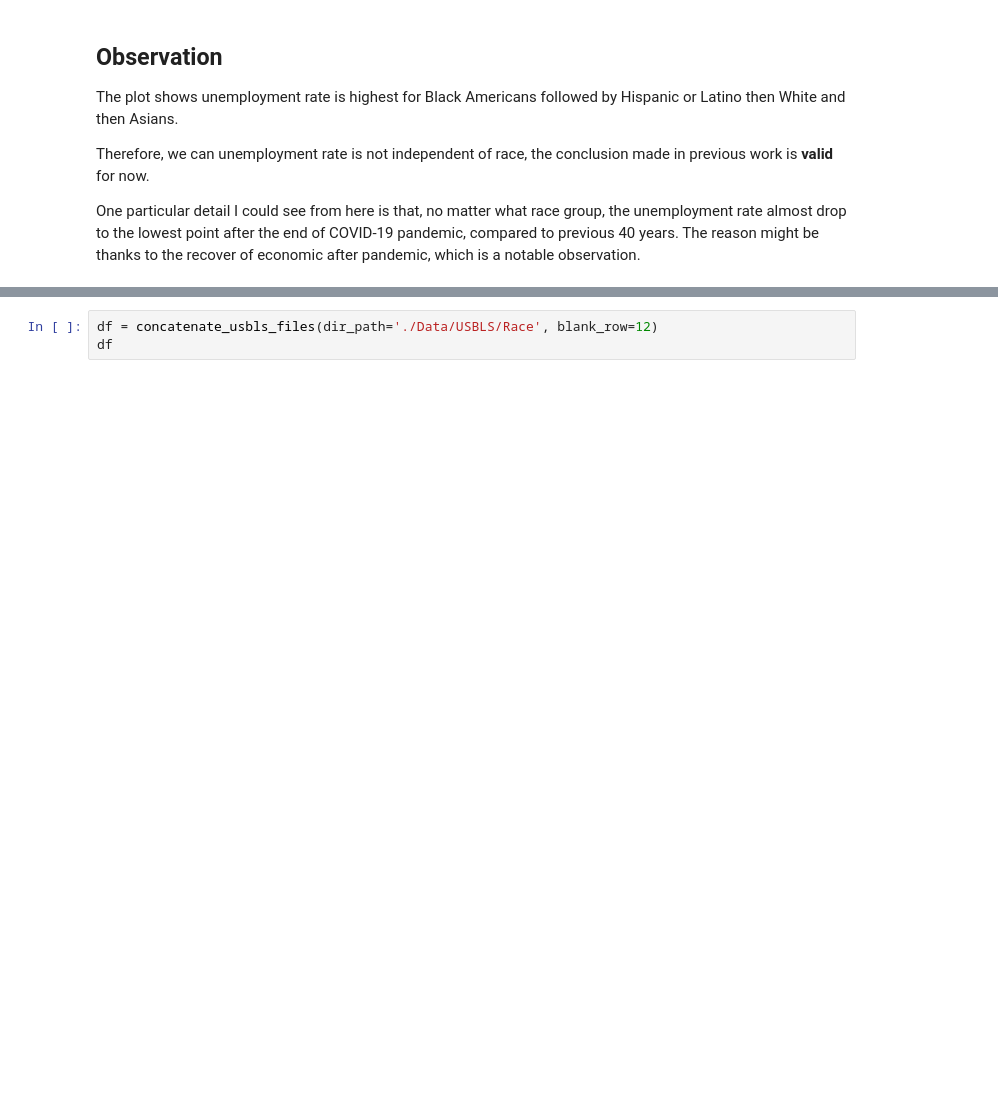
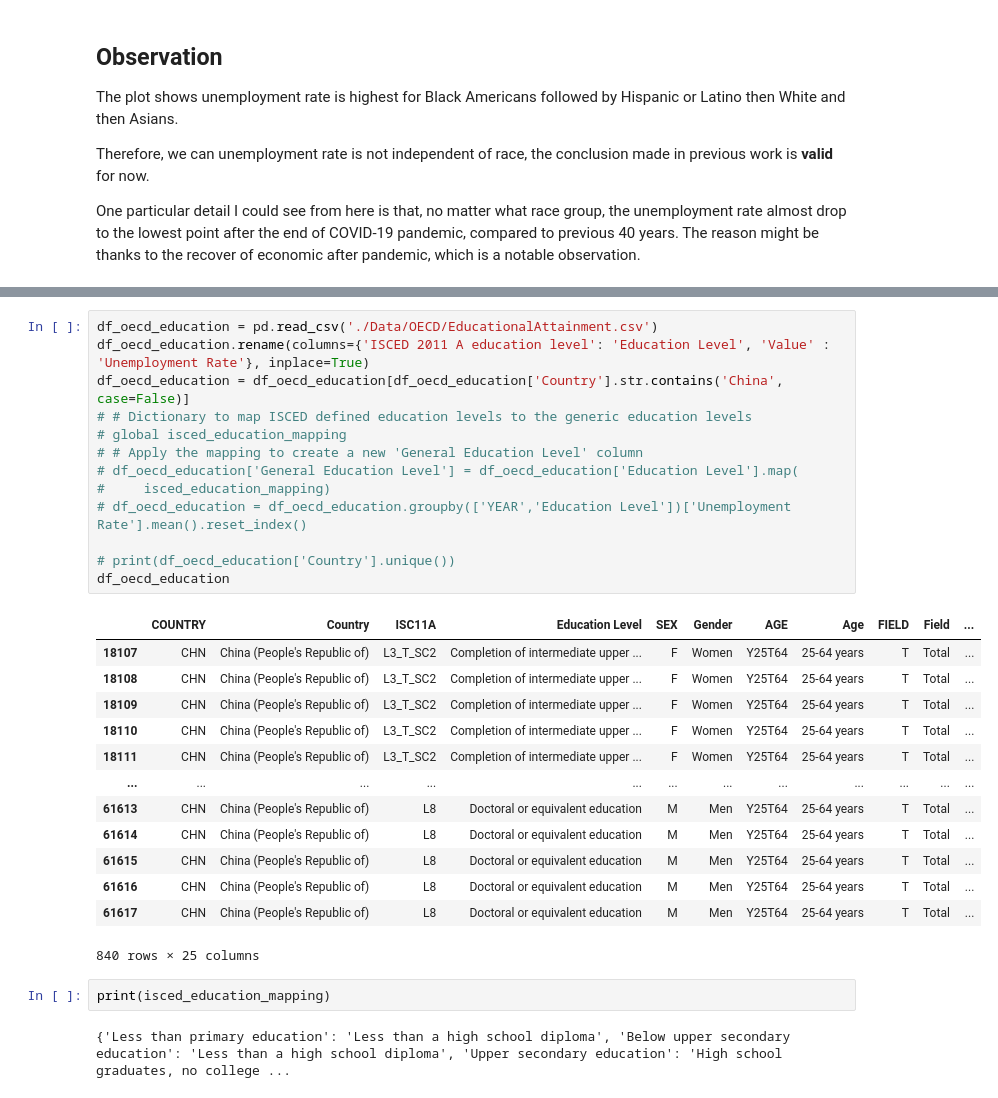
Before and after one commit to Zhen3408/2024Spr_projects, a Jupyter notebook: Final_Project.ipynb, the cells around one changed output, grey strips where cells are left out. Drawn from its saved outputs; the diff is of its cells as text; blank space fills up the shorter version.

```diff
--- a/Final_Project.ipynb
+++ b/Final_Project.ipynb
@@ -161,3 +193,31 @@ NameError: name 'read_excel_data' is not defined
 # %%
-df = concatenate_usbls_files(dir_path='./Data/USBLS/Race', blank_row=12)
-df
+df_oecd_education = pd.read_csv('./Data/OECD/EducationalAttainment.csv')
+df_oecd_education.rename(columns={'ISCED 2011 A education level': 'Education Level', 'Value' : 'Unemployment Rate'}, inplace=True)
+df_oecd_education = df_oecd_education[df_oecd_education['Country'].str.contains('China', case=False)]
+# # Dictionary to map ISCED defined education levels to the generic education levels
+# global isced_education_mapping
+# # Apply the mapping to create a new 'General Education Level' column
+# df_oecd_education['General Education Level'] = df_oecd_education['Education Level'].map(
+#     isced_education_mapping)
+# df_oecd_education = df_oecd_education.groupby(['YEAR','Education Level'])['Unemployment Rate'].mean().reset_index()
+
+# print(df_oecd_education['Country'].unique())
+df_oecd_education
+# %% [output]
+|  | COUNTRY | Country | ISC11A | Education Level | SEX | Gender | AGE | Age | FIELD | Field | ... |
+| 18107 | CHN | China (People's Republic of) | L3_T_SC2 | Completion of intermediate upper ... | F | Women | Y25T64 | 25-64 years | T | Total | ... |
+| 18108 | CHN | China (People's Republic of) | L3_T_SC2 | Completion of intermediate upper ... | F | Women | Y25T64 | 25-64 years | T | Total | ... |
+| 18109 | CHN | China (People's Republic of) | L3_T_SC2 | Completion of intermediate upper ... | F | Women | Y25T64 | 25-64 years | T | Total | ... |
+| 18110 | CHN | China (People's Republic of) | L3_T_SC2 | Completion of intermediate upper ... | F | Women | Y25T64 | 25-64 years | T | Total | ... |
+| 18111 | CHN | China (People's Republic of) | L3_T_SC2 | Completion of intermediate upper ... | F | Women | Y25T64 | 25-64 years | T | Total | ... |
+| ... | ... | ... | ... | ... | ... | ... | ... | ... | ... | ... | ... |
+| 61613 | CHN | China (People's Republic of) | L8 | Doctoral or equivalent education | M | Men | Y25T64 | 25-64 years | T | Total | ... |
+| 61614 | CHN | China (People's Republic of) | L8 | Doctoral or equivalent education | M | Men | Y25T64 | 25-64 years | T | Total | ... |
+| 61615 | CHN | China (People's Republic of) | L8 | Doctoral or equivalent education | M | Men | Y25T64 | 25-64 years | T | Total | ... |
+| 61616 | CHN | China (People's Republic of) | L8 | Doctoral or equivalent education | M | Men | Y25T64 | 25-64 years | T | Total | ... |
+| 61617 | CHN | China (People's Republic of) | L8 | Doctoral or equivalent education | M | Men | Y25T64 | 25-64 years | T | Total | ... |
+840 rows × 25 columns
+# %%
+print(isced_education_mapping)
+# %% [output]
+{'Less than primary education': 'Less than a high school diploma', 'Below upper secondary education': 'Less than a high school diploma', 'Upper secondary education': 'High school graduates, no college ...
```
Also changed, not shown: parts of 18 cells of this notebook, 3 other files.
